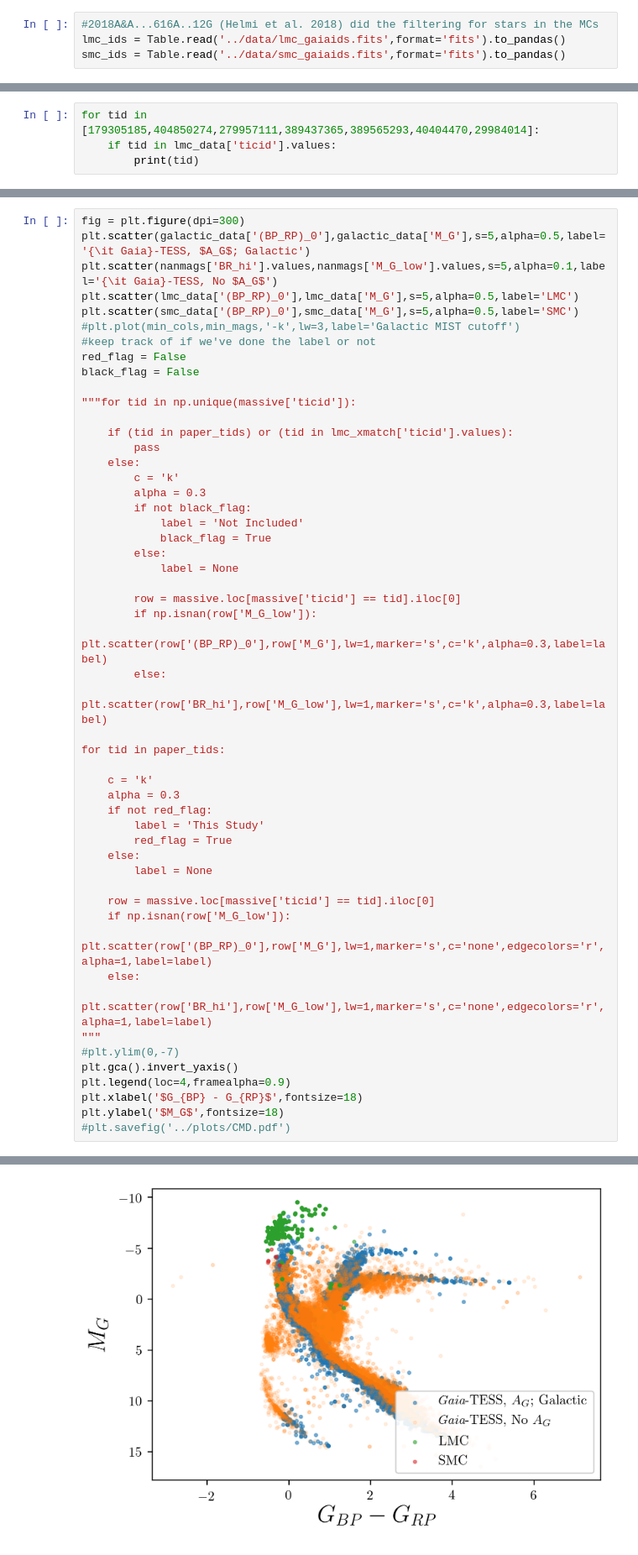
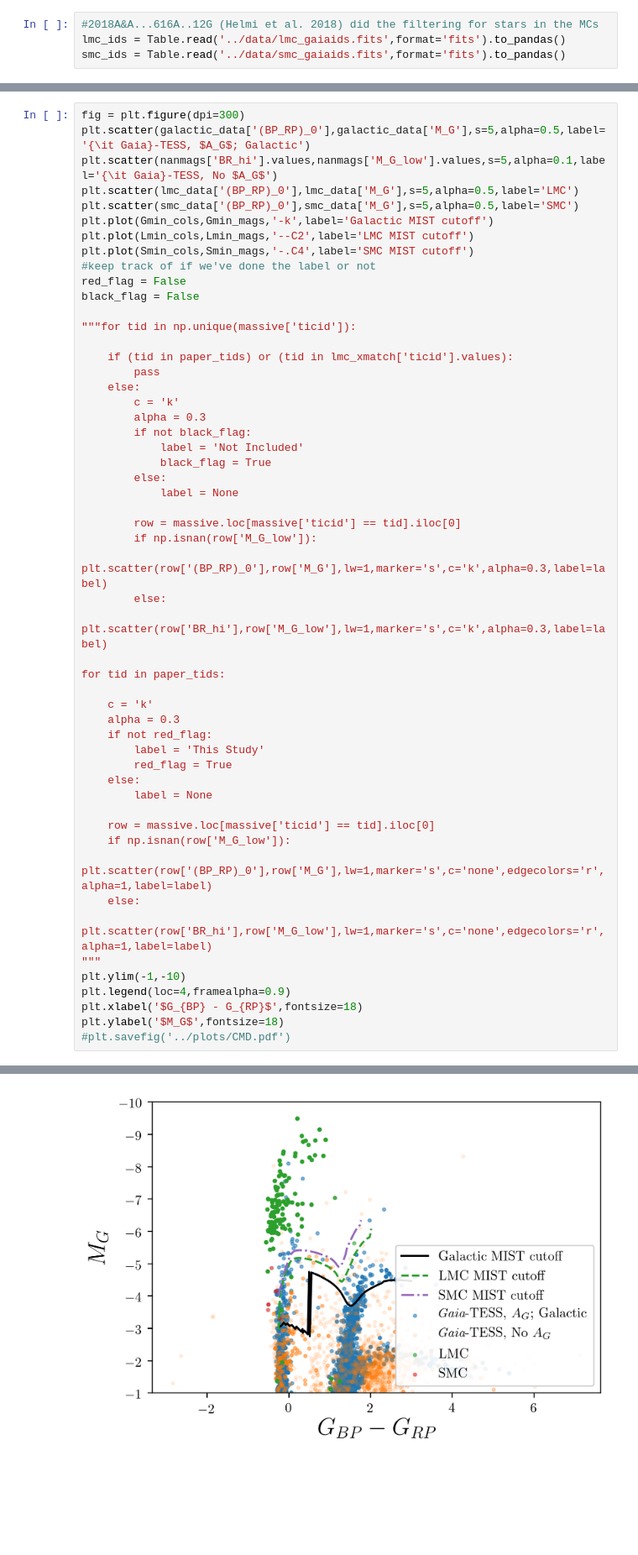
Before and after one commit to tzdwi/TESS, a Jupyter notebook: code/MC_selection.ipynb, the cells around one changed output, grey strips where cells are left out. Shown: that part at 84% size. Drawn from its saved outputs; the diff is of its cells as text; blank space fills up the shorter version.

Commit message:
added RUWE cutoffs, and improved MC selection

```diff
--- a/code/MC_selection.ipynb
+++ b/code/MC_selection.ipynb
@@ -83,4 +82,0 @@ plt.scatter(galactic_data['ra'],galactic_data['dec'],s=0.5,zorder=-0.5)
-# %%
-for tid in [179305185,404850274,279957111,389437365,389565293,40404470,29984014]:
-    if tid in lmc_data['ticid'].values:
-        print(tid)
@@ -98,7 +131,9 @@ plt.scatter(galactic_data['(BP_RP)_0'],galactic_data['M_G'],s=5,alpha=0.5,label=
 plt.scatter(nanmags['BR_hi'].values,nanmags['M_G_low'].values,s=5,alpha=0.1,label='{\it Gaia}-TESS, No $A_G$')
 plt.scatter(lmc_data['(BP_RP)_0'],lmc_data['M_G'],s=5,alpha=0.5,label='LMC')
 plt.scatter(smc_data['(BP_RP)_0'],smc_data['M_G'],s=5,alpha=0.5,label='SMC')
-#plt.plot(min_cols,min_mags,'-k',lw=3,label='Galactic MIST cutoff')
+plt.plot(Gmin_cols,Gmin_mags,'-k',label='Galactic MIST cutoff')
+plt.plot(Lmin_cols,Lmin_mags,'--C2',label='LMC MIST cutoff')
+plt.plot(Smin_cols,Smin_mags,'-.C4',label='SMC MIST cutoff')
 #keep track of if we've done the label or not
 red_flag = False
 black_flag = False
@@ -117,36 +152,35 @@ black_flag = False
             label = None
 
         row = massive.loc[massive['ticid'] == tid].iloc[0]
         if np.isnan(row['M_G_low']):
             plt.scatter(row['(BP_RP)_0'],row['M_G'],lw=1,marker='s',c='k',alpha=0.3,label=label)
         else:
             plt.scatter(row['BR_hi'],row['M_G_low'],lw=1,marker='s',c='k',alpha=0.3,label=label)
 
 for tid in paper_tids:
 
     c = 'k'
     alpha = 0.3
     if not red_flag:
         label = 'This Study'
         red_flag = True
     else:
         label = None
 
     row = massive.loc[massive['ticid'] == tid].iloc[0]
     if np.isnan(row['M_G_low']):
         plt.scatter(row['(BP_RP)_0'],row['M_G'],lw=1,marker='s',c='none',edgecolors='r',alpha=1,label=label)
     else:
         plt.scatter(row['BR_hi'],row['M_G_low'],lw=1,marker='s',c='none',edgecolors='r',alpha=1,label=label)
 """
-#plt.ylim(0,-7)
-plt.gca().invert_yaxis()
+plt.ylim(-1,-10)
 plt.legend(loc=4,framealpha=0.9)
 plt.xlabel('$G_{BP} - G_{RP}$',fontsize=18)
 plt.ylabel('$M_G$',fontsize=18)
 #plt.savefig('../plots/CMD.pdf')
 # %% [output]
 Text(0, 0.5, '$M_G$')
-[figure, old version]
+[figure, new version]
 # %%
 disk = galactic_data[np.abs(galactic_data['b'])<5]
 halo = galactic_data[np.abs(galactic_data['b'])>50]
```
Also changed, not shown: parts of 3 cells of this notebook, 9 other files.
